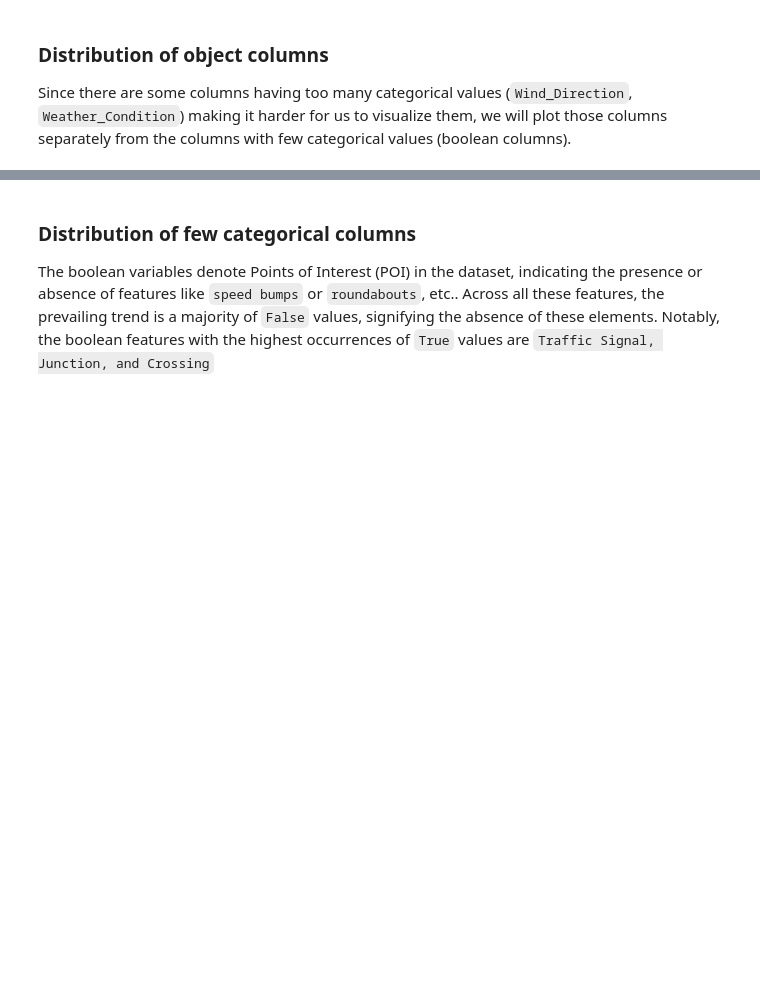
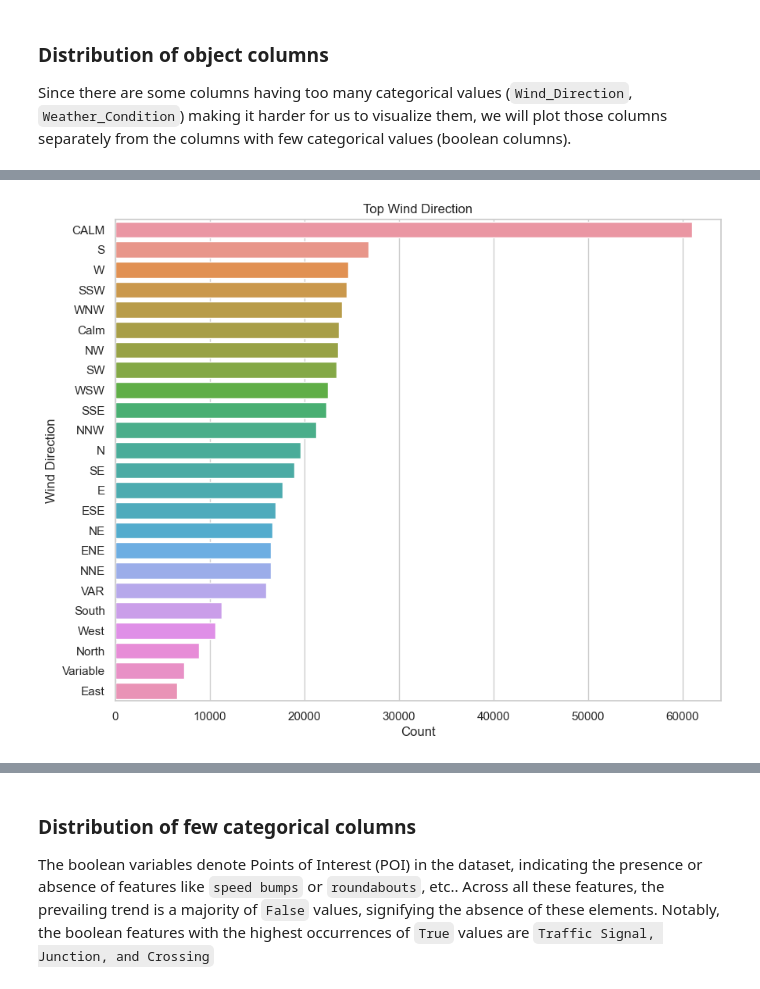
Before and after one commit to knightstark7/FinalProject-P4DS, a Jupyter notebook: USAccident.ipynb, the cells around one changed output, grey strips where cells are left out. Cells and saved outputs as stored; diff of their text form; code cells hidden in the pictures; blank space fills up the shorter version.

```diff
--- a/USAccident.ipynb
+++ b/USAccident.ipynb
@@ -426,0 +461,12 @@ Since there are some columns having too many categorical values (`Wind_Direction
+# %%
+wind_direction_counts = df['Wind_Direction'].value_counts()
+
+sns.set(style="whitegrid")
+fig, ax = plt.subplots(figsize=(10, 8))
+sns.barplot(x=wind_direction_counts.values, y=wind_direction_counts.index, ax=ax)
+plt.title('Top Wind Direction')
+plt.xlabel('Count')
+plt.ylabel('Wind Direction')
+plt.show()
+# %% [output]
+[figure, added]
```
Also changed, not shown: parts of 21 cells of this notebook.
